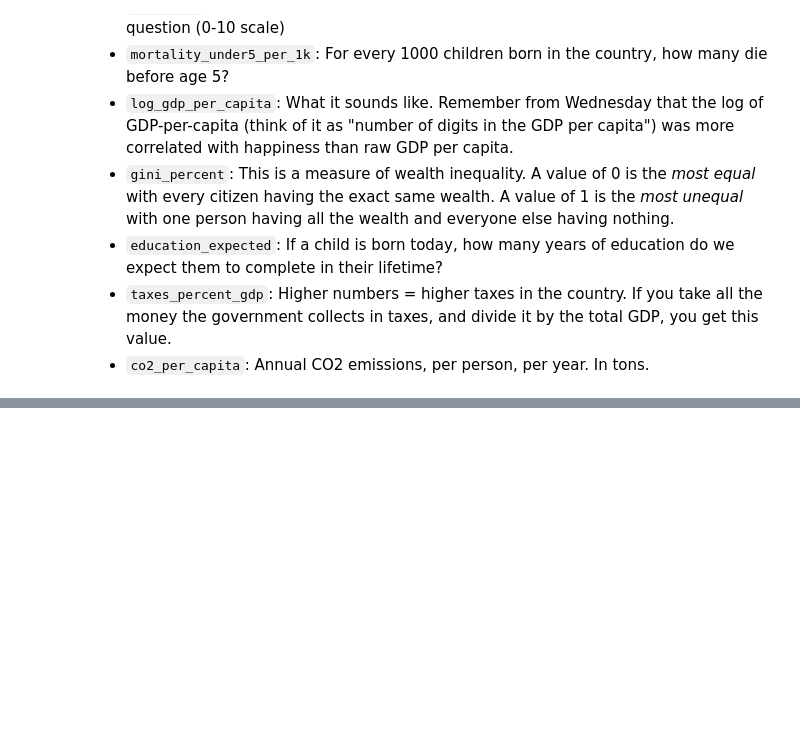
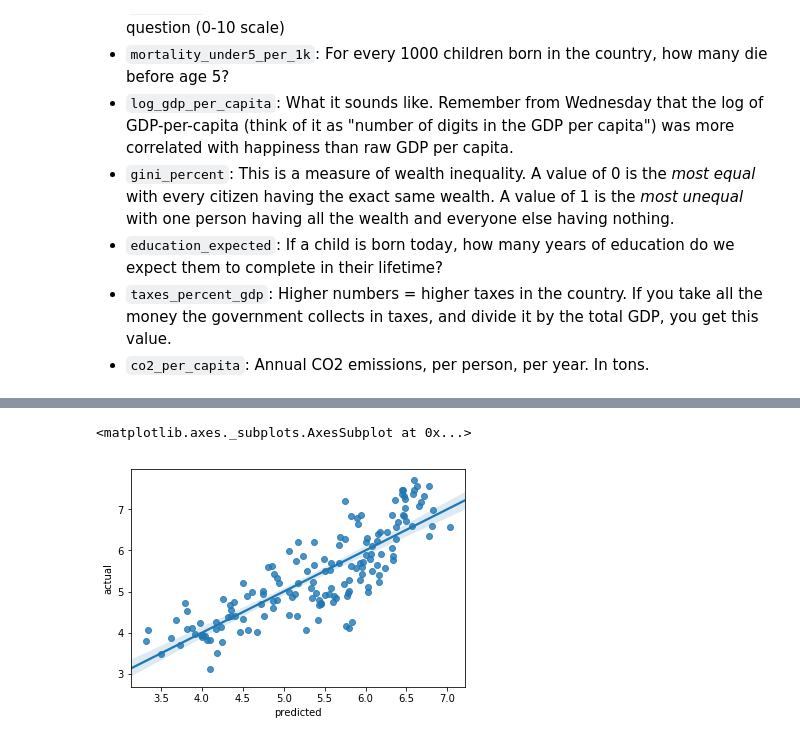
Before and after one commit to wetchler/ML, a Jupyter notebook: workbook.ipynb, the cells around one changed output, grey strips where cells are left out. Saved outputs shown, nothing was run; the diff lists cells and outputs as text; code cells hidden in the pictures; blank space fills up the shorter version.

```diff
--- a/workbook.ipynb
+++ b/workbook.ipynb
@@ -47,0 +81,5 @@ These are renamed slightly from their original form (see `data_cleaning.ipynb`),
+# %%
+# Make our "feature matrix" (everything but the target variable)
+X = df.drop(columns='happiness')
+# Make our target column (just the target variable for each row)
+y = df['happiness']
@@ -47,0 +96,3 @@ These are renamed slightly from their original form (see `data_cleaning.ipynb`),
+# %%
+model = LinearRegression()  # Create a blank class instance
+model.fit(X, y)  # fit!
@@ -47,0 +248,7 @@ These are renamed slightly from their original form (see `data_cleaning.ipynb`),
+# %%
+predictions = pd.DataFrame(
+    zip(model.predict(X), y),
+    columns=['predicted', 'actual'],
+    index=df.index)
+
+predictions.head(5)
@@ -47,0 +263,5 @@ These are renamed slightly from their original form (see `data_cleaning.ipynb`),
+# %%
+sns.regplot('predicted', 'actual', data=predictions)
+# %% [output]
+<matplotlib.axes._subplots.AxesSubplot at 0x...>
+[figure, added]
```
Also changed, not shown: parts of 80 cells of this notebook.
